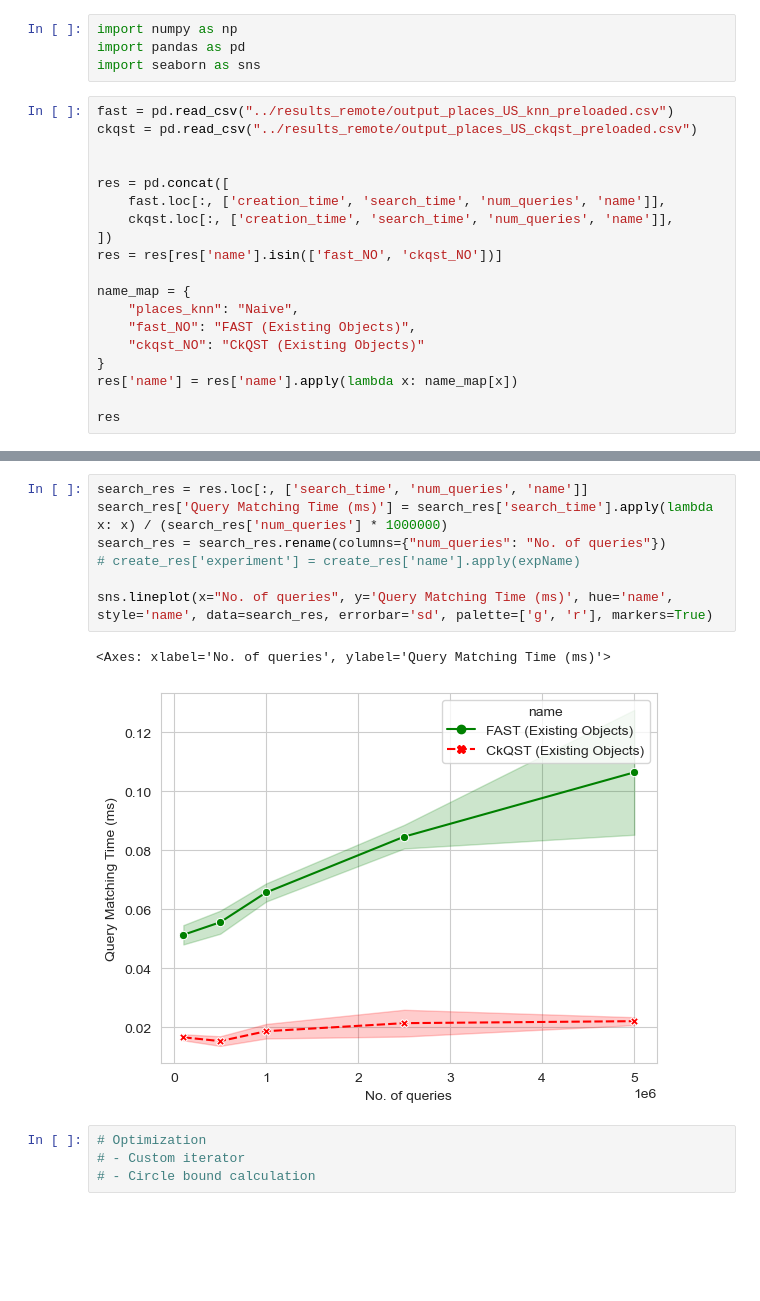
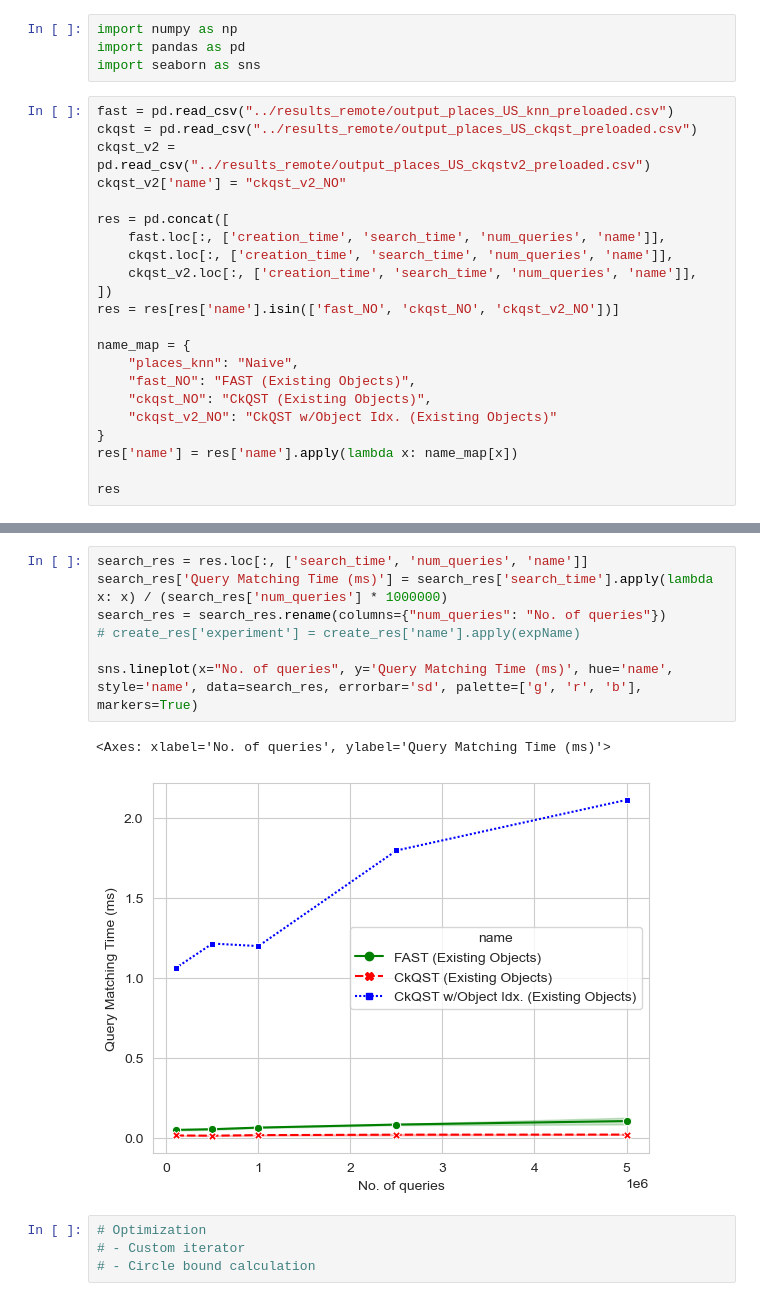
Before and after one commit to ThatUdeshUK/fast_extension, a Jupyter notebook: analysis/PlacesKNN_Preloaded(Remote).ipynb, the cells around one changed output, grey strips where cells are left out. Cells and saved outputs as stored; diff of their text form; blank space fills up the shorter version.

```diff
--- a/analysis/PlacesKNN_Preloaded(Remote).ipynb
+++ b/analysis/PlacesKNN_Preloaded(Remote).ipynb
@@ -5,18 +5,21 @@ import seaborn as sns
 # %%
 fast = pd.read_csv("../results_remote/output_places_US_knn_preloaded.csv")
 ckqst = pd.read_csv("../results_remote/output_places_US_ckqst_preloaded.csv")
-
+ckqst_v2 = pd.read_csv("../results_remote/output_places_US_ckqstv2_preloaded.csv")
+ckqst_v2['name'] = "ckqst_v2_NO"
 
 res = pd.concat([
     fast.loc[:, ['creation_time', 'search_time', 'num_queries', 'name']],
     ckqst.loc[:, ['creation_time', 'search_time', 'num_queries', 'name']],
+    ckqst_v2.loc[:, ['creation_time', 'search_time', 'num_queries', 'name']],
 ])
-res = res[res['name'].isin(['fast_NO', 'ckqst_NO'])]
+res = res[res['name'].isin(['fast_NO', 'ckqst_NO', 'ckqst_v2_NO'])]
 
 name_map = {
     "places_knn": "Naive",
     "fast_NO": "FAST (Existing Objects)",
-    "ckqst_NO": "CkQST (Existing Objects)"
+    "ckqst_NO": "CkQST (Existing Objects)",
+    "ckqst_v2_NO": "CkQST w/Object Idx. (Existing Objects)"
 }
 res['name'] = res['name'].apply(lambda x: name_map[x])
 
@@ -72,13 +77,13 @@ res[res['num_queries'] == 2500000]
 # %%
 search_res = res.loc[:, ['search_time', 'num_queries', 'name']]
 search_res['Query Matching Time (ms)'] = search_res['search_time'].apply(lambda x: x) / (search_res['num_queries'] * 1000000)
 search_res = search_res.rename(columns={"num_queries": "No. of queries"})
 # create_res['experiment'] = create_res['name'].apply(expName)
 
-sns.lineplot(x="No. of queries", y='Query Matching Time (ms)', hue='name', style='name', data=search_res, errorbar='sd', palette=['g', 'r'], markers=True)
+sns.lineplot(x="No. of queries", y='Query Matching Time (ms)', hue='name', style='name', data=search_res, errorbar='sd', palette=['g', 'r', 'b'], markers=True)
 # %% [output]
 <Axes: xlabel='No. of queries', ylabel='Query Matching Time (ms)'>
-[figure, old version]
+[figure, new version]
 # %%
 # Optimization
 # - Custom iterator
```
Also changed, not shown: parts of 4 cells of this notebook, 12 other files.
